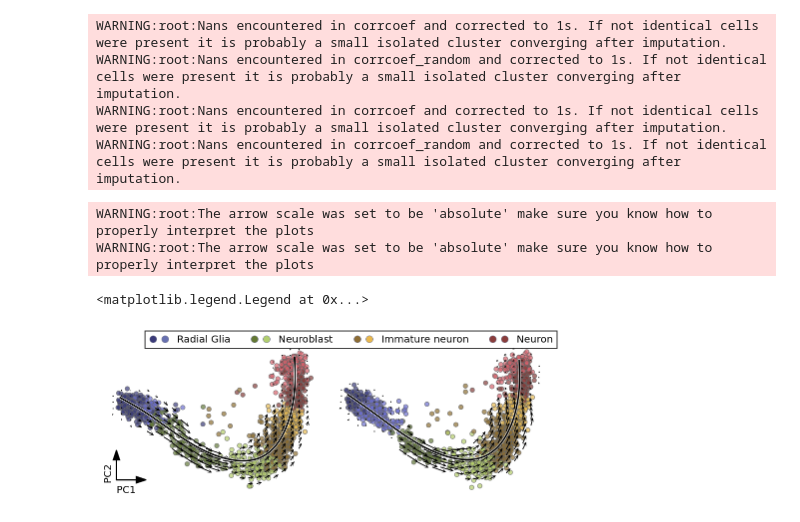
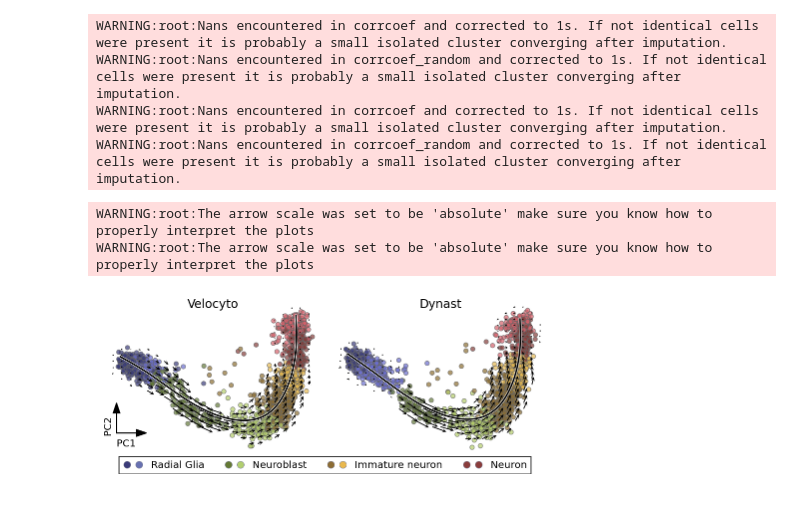
Before and after one commit to Lioscro/dynast-thesis, a Jupyter notebook: velocyto/validation.ipynb, the cells around one changed output. Cells and saved outputs as stored; diff of their text form; code cells hidden in the pictures.

Commit message:
figure updates

```diff
--- a/velocyto/validation.ipynb
+++ b/velocyto/validation.ipynb
@@ -328,10 +328,11 @@ axes[0].axis("off")
 axes[0].axis("equal")
 xlow, xhigh = axes[0].get_xlim()
 ylow, yhigh = axes[0].get_ylim()
-axes[0].arrow(xlow - 2, ylow + 2, 0, 3, head_width=1, color='black')
-axes[0].arrow(xlow - 2, ylow + 2, -3, 0, head_width=1, color='black')
-axes[0].text(xlow - 2, ylow, 'PC1')
-axes[0].text(xlow, ylow + 2, 'PC2', rotation=90)
+axes[0].arrow(xlow - 2, ylow + 3, 0, 3, head_width=1, color='black')
+axes[0].arrow(xlow - 2, ylow + 3, -3, 0, head_width=1, color='black')
+axes[0].text(xlow - 2, ylow + 1, 'PC1')
+axes[0].text(xlow, ylow + 3, 'PC2', rotation=90)
+axes[0].set_title('Velocyto', y=0.9)
 
 plt.sca(axes[1])
 dynast_loom.plot_grid_arrows(scatter_kwargs_dict={"alpha":0.7, "lw":0.7, "edgecolor":"0.4", "s":20, "rasterized":False},
@@ -339,33 +340,36 @@ dynast_loom.plot_grid_arrows(scatter_kwargs_dict={"alpha":0.7, "lw":0.7, "edgeco
                      headaxislength=2.75, headlength=5, headwidth=4.8, quiver_scale=0.35, scale_type="absolute")
 axes[1].plot(dynast_pc.projections[dynast_pc.ixsort,0], dynast_pc.projections[dynast_pc.ixsort,1], c="w", lw=2.5, zorder=1000000)
 axes[1].plot(dynast_pc.projections[dynast_pc.ixsort,0], dynast_pc.projections[dynast_pc.ixsort,1], c="k", lw=1.5, zorder=2000000)
 axes[1].invert_xaxis()
 axes[1].axis("off")
 axes[1].axis("equal")
+axes[1].set_title('Dynast', y=0.9)
 
 fig.legend([
     (
         Line2D([0], [0], marker='o', markerfacecolor='#3b3b79', markeredgecolor='#83869b', markeredgewidth=0.5, color='white', markersize=7),
         Line2D([0], [0], marker='o', markerfacecolor='#6871b1', markeredgecolor='#83869b', markeredgewidth=0.5, color='white', markersize=7)
     ),
     (
         Line2D([0], [0], marker='o', markerfacecolor='#647934', markeredgecolor='#83869b', markeredgewidth=0.5, color='white', markersize=7),
         Line2D([0], [0], marker='o', markerfacecolor='#b2cf6f', markeredgecolor='#83869b', markeredgewidth=0.5, color='white', markersize=7)
     ),
     (
         Line2D([0], [0], marker='o', markerfacecolor='#8d6d35', markeredgecolor='#83869b', markeredgewidth=0.5, color='white', markersize=7),
         Line2D([0], [0], marker='o', markerfacecolor='#e9b84d', markeredgecolor='#83869b', markeredgewidth=0.5, color='white', markersize=7)
     ),
     (
         Line2D([0], [0], marker='o', markerfacecolor='#8a3d3c', markeredgecolor='#83869b', markeredgewidth=0.5, color='white', markersize=7),
         Line2D([0], [0], marker='o', markerfacecolor='#8a3d3c', markeredgecolor='#83869b', markeredgewidth=0.5, color='white', markersize=7)
     ),
 
 ], [
     'Radial Glia', 'Neuroblast', 'Immature neuron', 'Neuron'
-], handler_map={tuple: HandlerTuple(ndivide=None)}, ncol=4, loc='upper right')
+], handler_map={tuple: HandlerTuple(ndivide=None)}, ncol=4, loc=(0.05, 0))
+
+fig.savefig('figures/velocyto_projection.pdf', bbox_inches='tight')
+fig.savefig('figures/velocyto_projection.png', bbox_inches='tight', dpi=144)
 # %% [output]
 WARNING:root:The arrow scale was set to be 'absolute' make sure you know how to properly interpret the plots
 WARNING:root:The arrow scale was set to be 'absolute' make sure you know how to properly interpret the plots
-<matplotlib.legend.Legend at 0x...>
-[figure, old version]
+[figure, new version]
```
Also changed, not shown: parts of 1 cell of this notebook, 9 other files.
